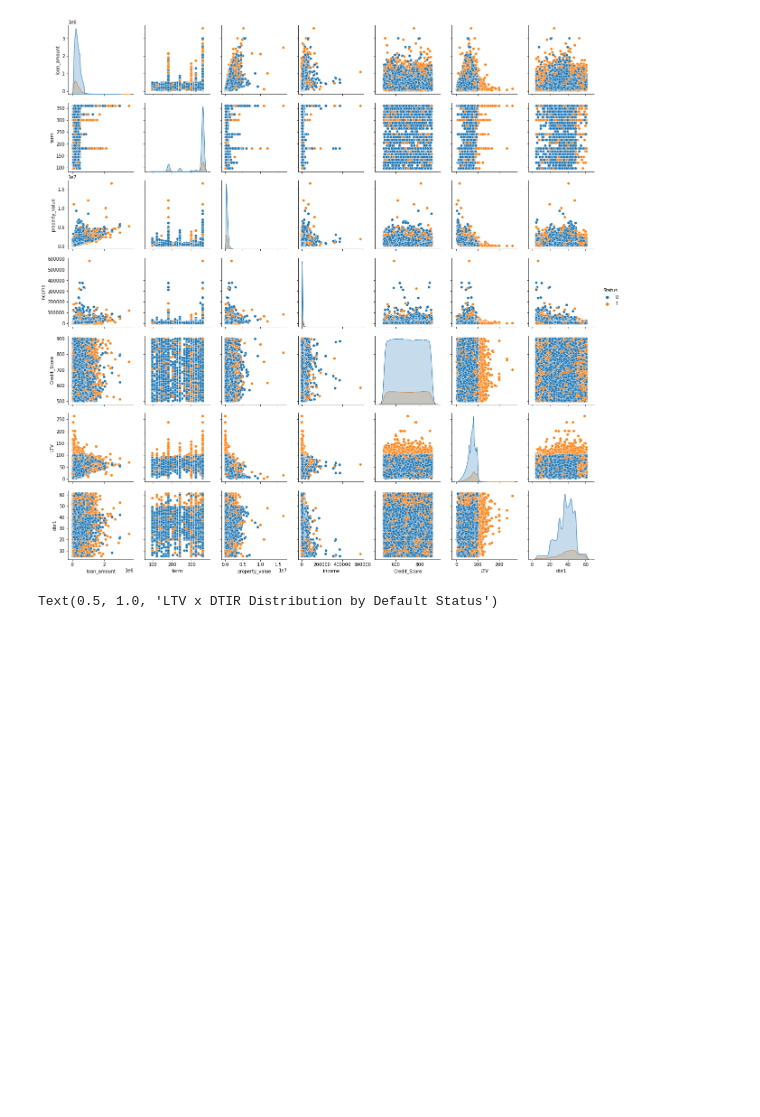
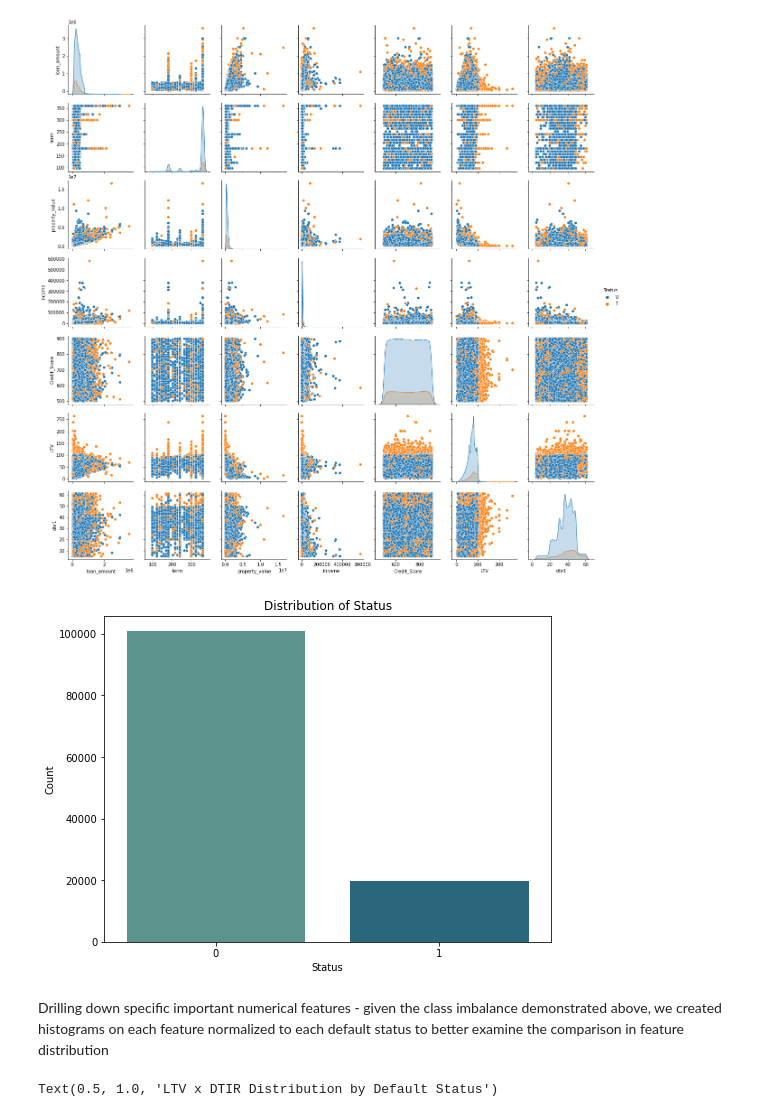
Before and after one commit to sunnywithcurlyhair/DS_Project_3, a Jupyter notebook: EDA.ipynb, the cells around one changed output. Saved outputs shown, nothing was run; the diff lists cells and outputs as text; code cells hidden in the pictures; blank space fills up the shorter version.

```diff
--- a/EDA.ipynb
+++ b/EDA.ipynb
@@ -78,6 +83,18 @@ sns.pairplot(clean, hue = 'Status')
 # %% [output]
 <seaborn.axisgrid.PairGrid at 0x...>
 [figure]
+# %%
+# Plotting the distribution of the 'Status' column
+plt.figure(figsize=(8, 6))
+sns.countplot(x='Status', data=clean, palette='crest')
+plt.title('Distribution of Status')
+plt.xlabel('Status')
+plt.ylabel('Count')
+plt.show()
+# %% [output]
+[figure, added]
+# %% [markdown]
+Drilling down specific important numerical features - given the class imbalance demonstrated above, we created histograms on each feature normalized to each default status to better examine the comparison in feature distribution
 # %%
 f,ax = plt.subplots(figsize=(20,12))
 sns.histplot(x='LTV',y='dtir1',data=clean,hue='Status',ax=ax,common_norm=False,stat='probability',bins=70,element='step')
```
Also changed, not shown: parts of 15 cells of this notebook, 1 other file.
